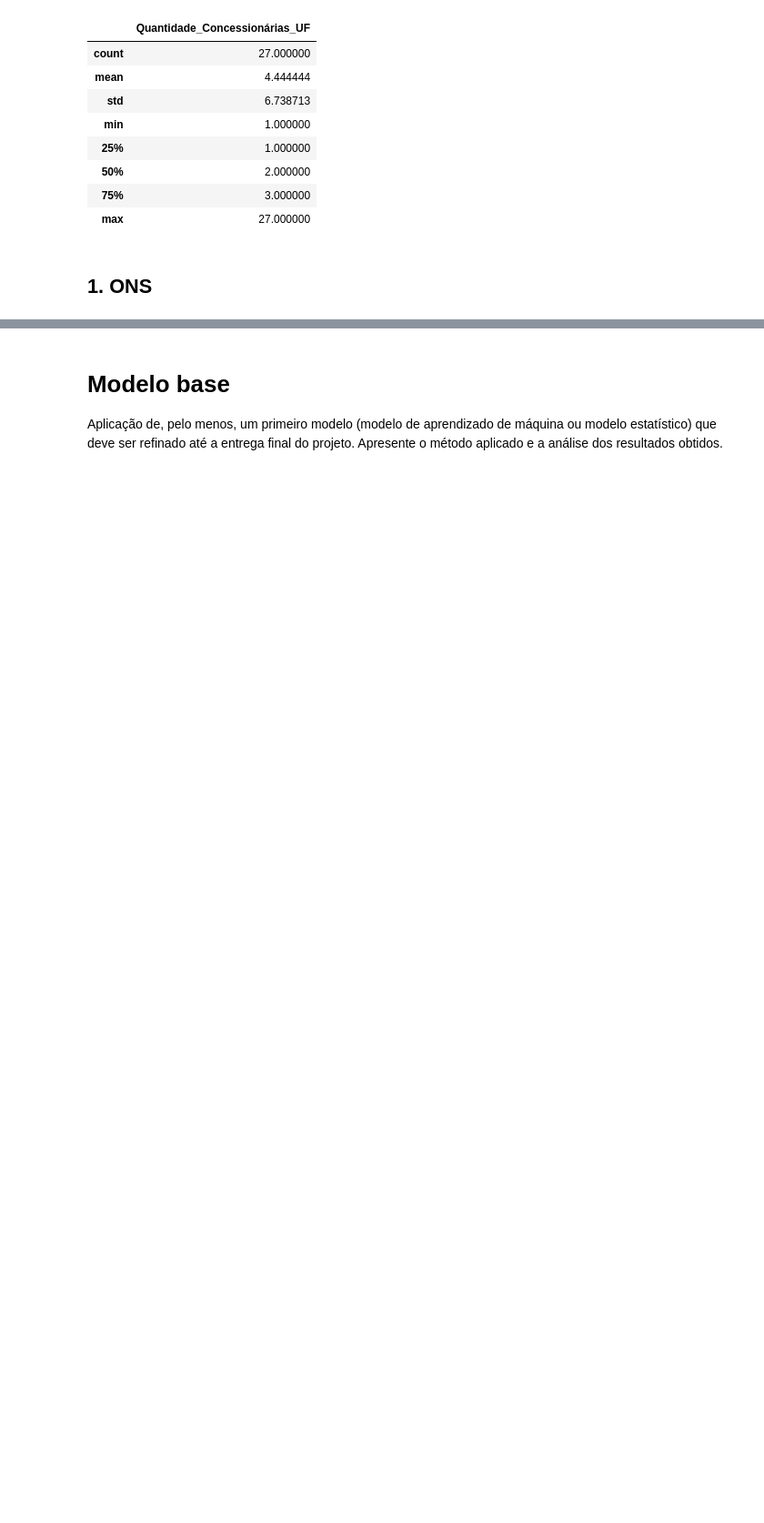
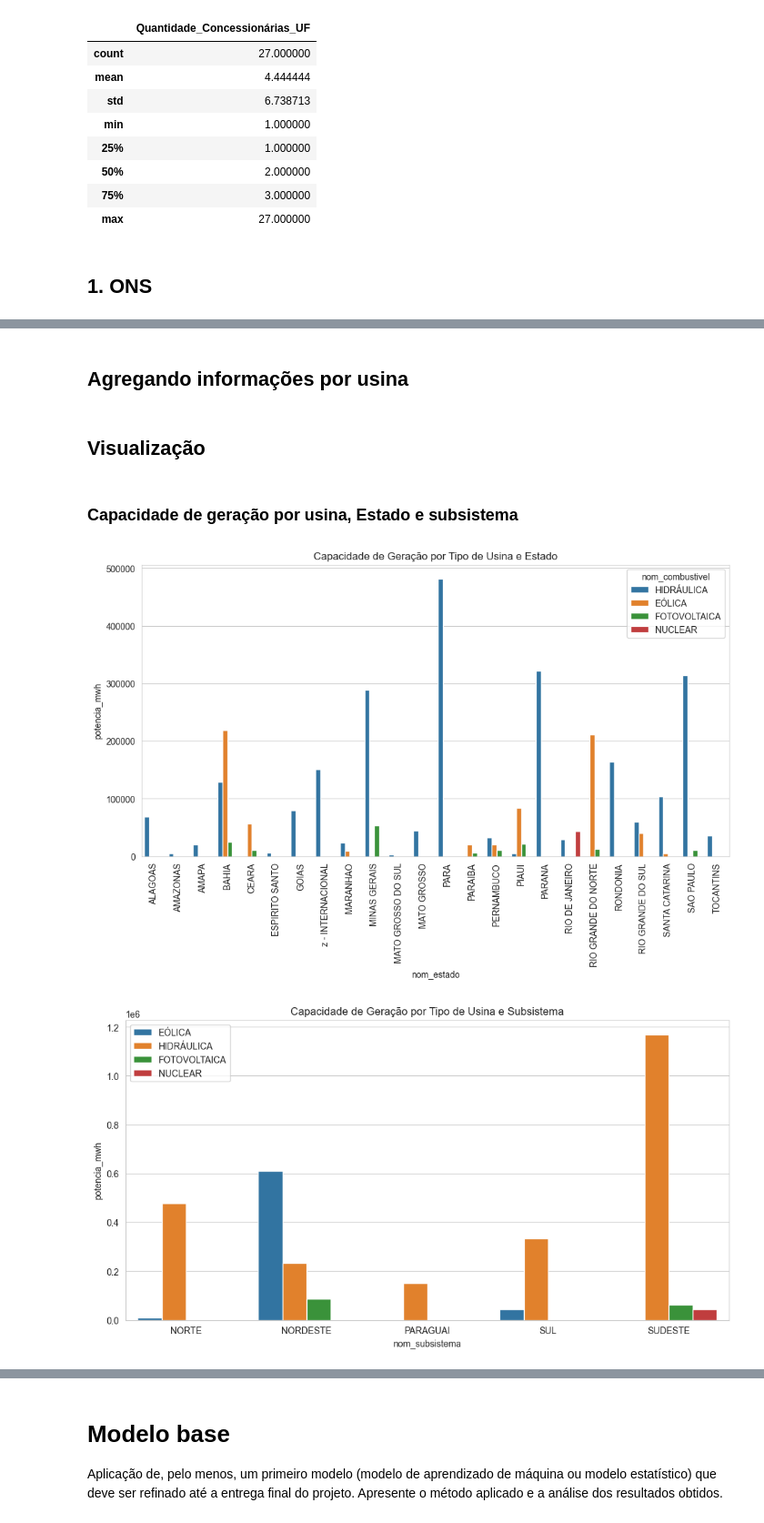
Before and after one commit to daniel64bit/distribuicao-renovavel, a Jupyter notebook: notebooks/entregas/entrega_03.ipynb, the cells around one changed output, grey strips where cells are left out. Shown at 91% size. Saved outputs shown, nothing was run; the diff lists cells and outputs as text; code cells hidden in the pictures; blank space fills up the shorter version.

```diff
--- a/notebooks/entregas/entrega_03.ipynb
+++ b/notebooks/entregas/entrega_03.ipynb
@@ -433,0 +533,53 @@ df_concessionarias_por_municipio.to_csv('../../data/processed/ANEEL/df_concessio
+# %% [markdown]
+## Agregando informações por usina
+# %%
+df_capacidade_usina = df_capacidade_geracao_ativa.groupby(
+    [
+        'ceg', 'nom_combustivel', 'nom_agenteproprietario',
+        'nom_estado', 'id_estado', 'nom_subsistema', 'id_subsistema'
+    ], as_index=False
+).agg(
+    unidades_geradoras = ('num_unidadegeradora', 'count'),
+    potencia_nominal_mw = ('val_potenciaefetiva', 'sum'),
+    potencia_mwh = ('potencia_mwh', 'sum')
+)
+# %%
+df_capacidade_tipo_uf = df_capacidade_usina.groupby(
+    ['id_estado', 'nom_estado', 'nom_combustivel'], as_index=False
+)[['unidades_geradoras', 'potencia_nominal_mw', 'potencia_mwh']].sum()
+
+df_capacidade_tipo_subsist = df_capacidade_usina.groupby(
+    ['id_subsistema', 'nom_subsistema', 'nom_combustivel'], as_index=False
+)[['unidades_geradoras', 'potencia_nominal_mw', 'potencia_mwh']].sum()
+
+df_capacidade_tipo_agente = df_capacidade_usina.groupby(
+    ['nom_agenteproprietario', 'nom_combustivel'], as_index=False
+)[['unidades_geradoras', 'potencia_nominal_mw', 'potencia_mwh']].sum()
+# %% [markdown]
+## Visualização
+# %% [markdown]
+### Capacidade de geração por usina, Estado e subsistema
+# %%
+plt.figure(figsize=(12, 6))
+plt.title('Capacidade de Geração por Tipo de Usina e Estado')
+sns.barplot(
+    data=df_capacidade_tipo_uf,
+    x='nom_estado', y='potencia_mwh', hue='nom_combustivel',
+    errorbar=None,
+
+)
+plt.xticks(rotation=90)
+plt.show()
+
+plt.figure(figsize=(12, 6))
+plt.title('Capacidade de Geração por Tipo de Usina e Subsistema')
+sns.barplot(
+    data=df_capacidade_tipo_subsist,
+    x='nom_subsistema', y='potencia_mwh', hue='nom_combustivel',
+    errorbar=None,
+)
+plt.legend(loc='upper left')
+plt.show()
+# %% [output]
+[figure, added]
+[figure, added]
```
Also changed, not shown: parts of 38 cells of this notebook.
